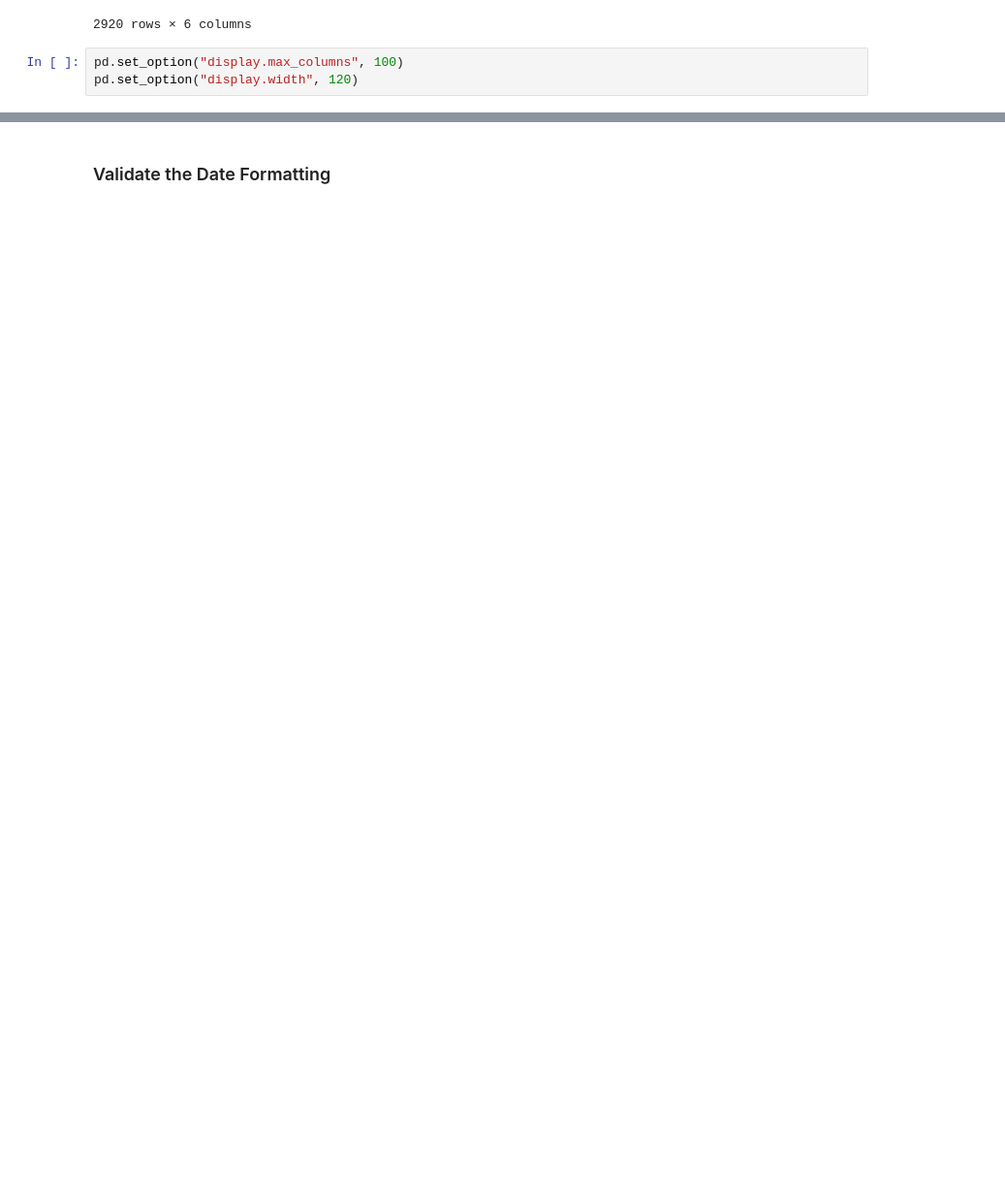
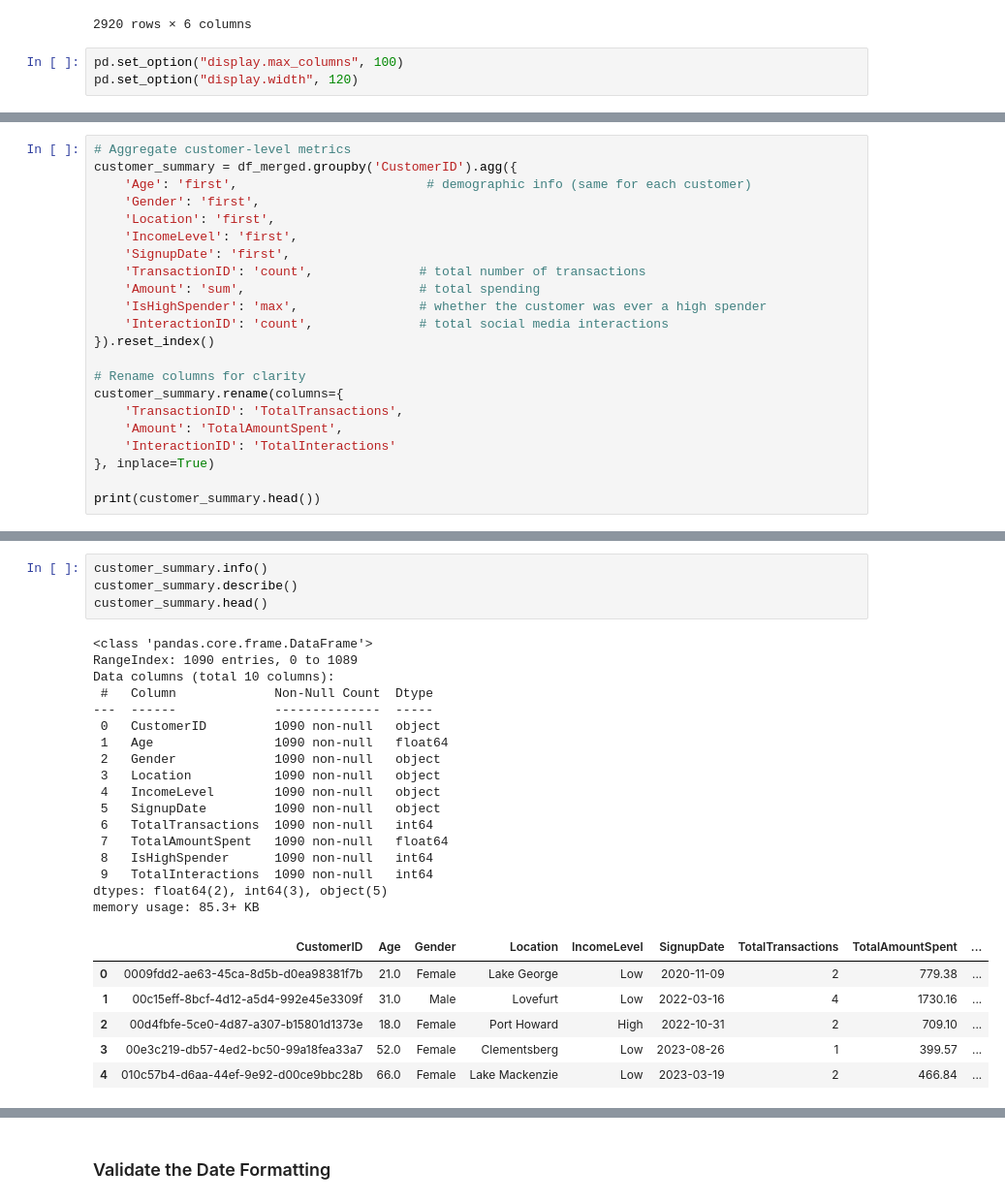
Before and after one commit to cpenaflor/MO-IT162-Math-for-Machine-Learning-TEAM2, a Jupyter notebook: src/notebook/exploratory_data_analysis/MO_IT162_Milestone_1_Exploratory_Data_Analysis_(EDA)_of_Machine_Learning_Solution_Project_BSIT_A3103_Obinguar,_A_Penaflor,_C_.ipynb, the cells around one changed output, grey strips where cells are left out. Shown at 97% size. Cells and saved outputs as stored; diff of their text form; blank space fills up the shorter version.

```diff
--- a/src/notebook/exploratory_data_analysis/MO_IT162_Milestone_1_Exploratory_Data_Analysis_(EDA)_of_Machine_Learning_Solution_Project_BSIT_A3103_Obinguar,_A_Penaflor,_C_.ipynb
+++ b/src/notebook/exploratory_data_analysis/MO_IT162_Milestone_1_Exploratory_Data_Analysis_(EDA)_of_Machine_Learning_Solution_Project_BSIT_A3103_Obinguar,_A_Penaflor,_C_.ipynb
@@ -133,0 +171,22 @@ df_merged.head()
+# %%
+# Aggregate customer-level metrics
+customer_summary = df_merged.groupby('CustomerID').agg({
+    'Age': 'first',                         # demographic info (same for each customer)
+    'Gender': 'first',
+    'Location': 'first',
+    'IncomeLevel': 'first',
+    'SignupDate': 'first',
+    'TransactionID': 'count',              # total number of transactions
+    'Amount': 'sum',                       # total spending
+    'IsHighSpender': 'max',                # whether the customer was ever a high spender
+    'InteractionID': 'count',              # total social media interactions
+}).reset_index()
+
+# Rename columns for clarity
+customer_summary.rename(columns={
+    'TransactionID': 'TotalTransactions',
+    'Amount': 'TotalAmountSpent',
+    'InteractionID': 'TotalInteractions'
+}, inplace=True)
+
+print(customer_summary.head())
@@ -133,0 +207,28 @@ df_merged.head()
+# %%
+customer_summary.info()
+customer_summary.describe()
+customer_summary.head()
+# %% [output]
+<class 'pandas.core.frame.DataFrame'>
+RangeIndex: 1090 entries, 0 to 1089
+Data columns (total 10 columns):
+ #   Column             Non-Null Count  Dtype
+---  ------             --------------  -----
+ 0   CustomerID         1090 non-null   object
+ 1   Age                1090 non-null   float64
+ 2   Gender             1090 non-null   object
+ 3   Location           1090 non-null   object
+ 4   IncomeLevel        1090 non-null   object
+ 5   SignupDate         1090 non-null   object
+ 6   TotalTransactions  1090 non-null   int64
+ 7   TotalAmountSpent   1090 non-null   float64
+ 8   IsHighSpender      1090 non-null   int64
+ 9   TotalInteractions  1090 non-null   int64
+dtypes: float64(2), int64(3), object(5)
+memory usage: 85.3+ KB
+|  | CustomerID | Age | Gender | Location | IncomeLevel | SignupDate | TotalTransactions | TotalAmountSpent | ... |
+| 0 | 0009fdd2-ae63-45ca-8d5b-d0ea98381f7b | 21.0 | Female | Lake George | Low | 2020-11-09 | 2 | 779.38 | ... |
+| 1 | 00c15eff-8bcf-4d12-a5d4-992e45e3309f | 31.0 | Male | Lovefurt | Low | 2022-03-16 | 4 | 1730.16 | ... |
+| 2 | 00d4fbfe-5ce0-4d87-a307-b15801d1373e | 18.0 | Female | Port Howard | High | 2022-10-31 | 2 | 709.10 | ... |
+| 3 | 00e3c219-db57-4ed2-bc50-99a18fea33a7 | 52.0 | Female | Clementsberg | Low | 2023-08-26 | 1 | 399.57 | ... |
+| 4 | 010c57b4-d6aa-44ef-9e92-d00ce9bbc28b | 66.0 | Female | Lake Mackenzie | Low | 2023-03-19 | 2 | 466.84 | ... |
```
Also changed, not shown: parts of 19 cells of this notebook, 2 other files.
